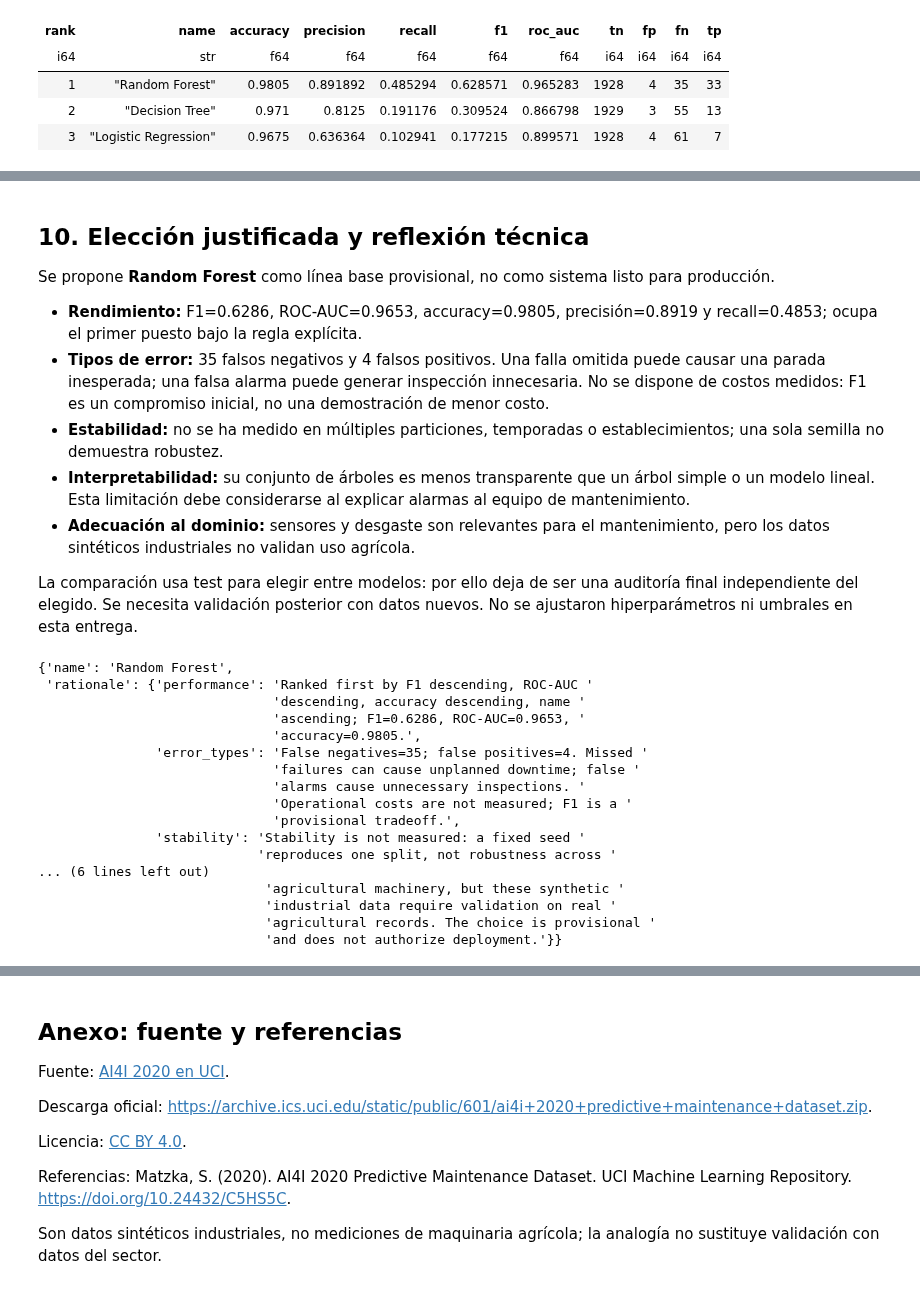
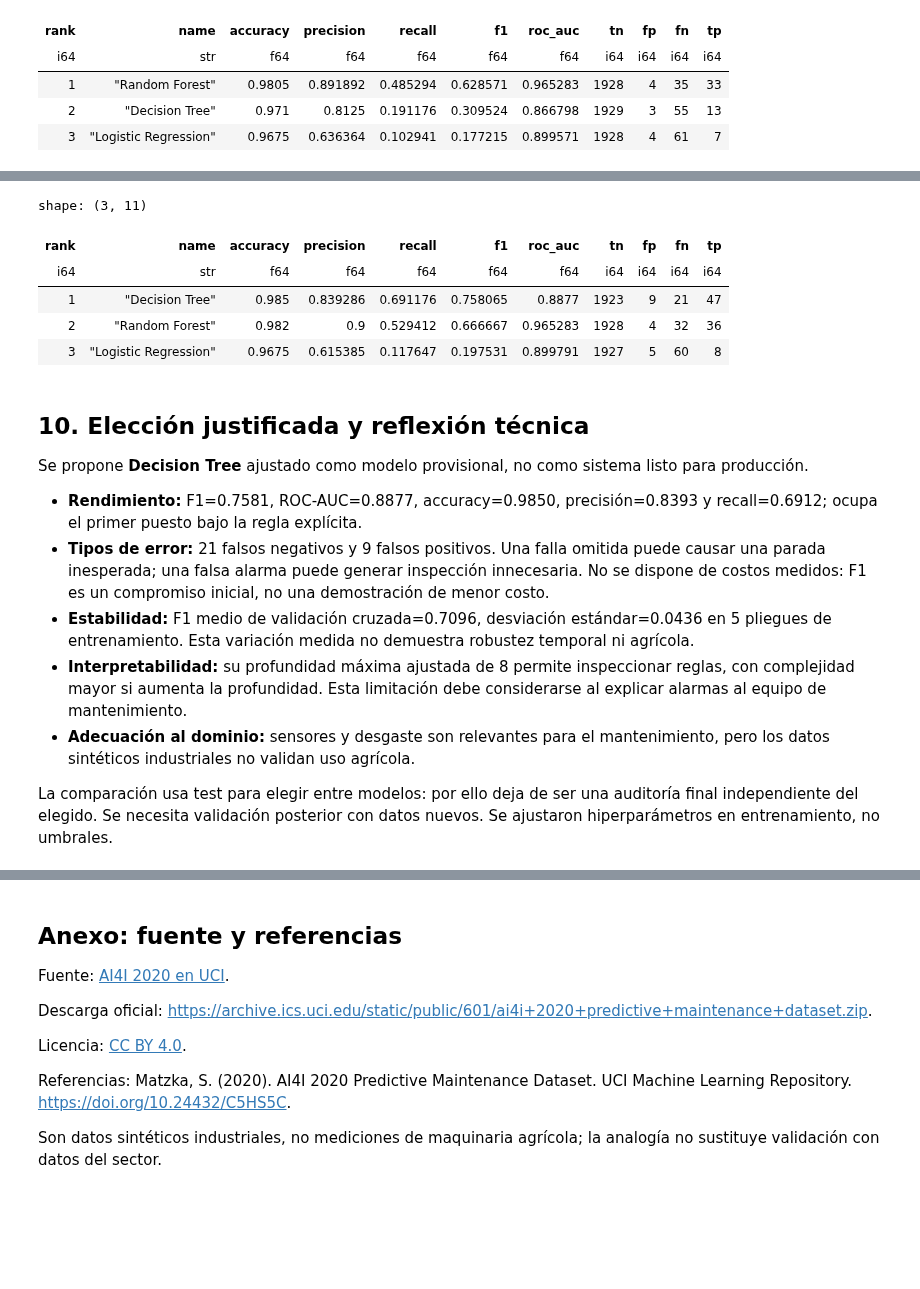
Before and after one commit to miguelpuente/agri-machinery-failure-prediction, a Jupyter notebook: notebooks/entrega-final.ipynb, the cells around one changed output, grey strips where cells are left out. Drawn from its saved outputs; the diff is of its cells as text; code cells hidden in the pictures; blank space fills up the shorter version.

```diff
--- a/notebooks/entrega-final.ipynb
+++ b/notebooks/entrega-final.ipynb
@@ -304,0 +311,17 @@ shape: (3, 11)
+# %%
+from pprint import pformat
+
+from agrofail.report import _tuning_features
+from agrofail.tuning import tune_models
+
+tuning_train = _tuning_features(train_selected)
+tuning_test = _tuning_features(test_selected)
+tuned = tune_models(tuning_train, train[target],
+                    categorical_columns=(len(config.NUMERIC_COLUMNS),))
+stability = [{'name': m.name, 'cv_mean': m.cv_mean, 'cv_std': m.cv_std,
+              'best_params': m.best_params} for m in tuned]
+stability_table = pl.DataFrame([
+    {**row, 'best_params': pformat(row['best_params'])} for row in stability])
+with pl.Config(tbl_rows=-1, tbl_cols=-1, fmt_str_lengths=200):
+    display(stability_table)
+pprint(stability)
@@ -305,33 +354,25 @@ shape: (3, 11)
+# %%
+tuned_results = [evaluate_model(model, tuning_test, test[target]) for model in tuned]
+table = compare_models(tuned_results)
+comparison = pl.DataFrame([{'rank': i, **asdict(row)}
+                           for i, row in enumerate(table.rows, 1)])
+display(comparison)
+# %% [output]
+shape: (3, 11)
+| rank | name | accuracy | precision | recall | f1 | roc_auc | tn | fp | fn | tp |
+| i64 | str | f64 | f64 | f64 | f64 | f64 | i64 | i64 | i64 | i64 |
+| 1 | "Decision Tree" | 0.985 | 0.839286 | 0.691176 | 0.758065 | 0.8877 | 1923 | 9 | 21 | 47 |
+| 2 | "Random Forest" | 0.982 | 0.9 | 0.529412 | 0.666667 | 0.965283 | 1928 | 4 | 32 | 36 |
+| 3 | "Logistic Regression" | 0.9675 | 0.615385 | 0.117647 | 0.197531 | 0.899791 | 1927 | 5 | 60 | 8 |
 # %% [markdown]
 ## 10. Elección justificada y reflexión técnica
 
-Se propone **Random Forest** como línea base provisional, no como sistema listo para producción.
+Se propone **Decision Tree** ajustado como modelo provisional, no como sistema listo para producción.
 
-- **Rendimiento:** F1=0.6286, ROC-AUC=0.9653, accuracy=0.9805, precisión=0.8919 y recall=0.4853; ocupa el primer puesto bajo la regla explícita.
-- **Tipos de error:** 35 falsos negativos y 4 falsos positivos. Una falla omitida puede causar una parada inesperada; una falsa alarma puede generar inspección innecesaria. No se dispone de costos medidos: F1 es un compromiso inicial, no una demostración de menor costo.
-- **Estabilidad:** no se ha medido en múltiples particiones, temporadas o establecimientos; una sola semilla no demuestra robustez.
-- **Interpretabilidad:** su conjunto de árboles es menos transparente que un árbol simple o un modelo lineal. Esta limitación debe considerarse al explicar alarmas al equipo de mantenimiento.
+- **Rendimiento:** F1=0.7581, ROC-AUC=0.8877, accuracy=0.9850, precisión=0.8393 y recall=0.6912; ocupa el primer puesto bajo la regla explícita.
+- **Tipos de error:** 21 falsos negativos y 9 falsos positivos. Una falla omitida puede causar una parada inesperada; una falsa alarma puede generar inspección innecesaria. No se dispone de costos medidos: F1 es un compromiso inicial, no una demostración de menor costo.
+- **Estabilidad:** F1 medio de validación cruzada=0.7096, desviación estándar=0.0436 en 5 pliegues de entrenamiento. Esta variación medida no demuestra robustez temporal ni agrícola.
+- **Interpretabilidad:** su profundidad máxima ajustada de 8 permite inspeccionar reglas, con complejidad mayor si aumenta la profundidad. Esta limitación debe considerarse al explicar alarmas al equipo de mantenimiento.
 - **Adecuación al dominio:** sensores y desgaste son relevantes para el mantenimiento, pero los datos sintéticos industriales no validan uso agrícola.
 
-La comparación usa test para elegir entre modelos: por ello deja de ser una auditoría final independiente del elegido. Se necesita validación posterior con datos nuevos. No se ajustaron hiperparámetros ni umbrales en esta entrega.
+La comparación usa test para elegir entre modelos: por ello deja de ser una auditoría final independiente del elegido. Se necesita validación posterior con datos nuevos. Se ajustaron hiperparámetros en entrenamiento, no umbrales.
-# %%
-choice = choose_model(table)
-pprint(asdict(choice))
-# %% [output]
-{'name': 'Random Forest',
- 'rationale': {'performance': 'Ranked first by F1 descending, ROC-AUC '
-                              'descending, accuracy descending, name '
-                              'ascending; F1=0.6286, ROC-AUC=0.9653, '
-                              'accuracy=0.9805.',
-               'error_types': 'False negatives=35; false positives=4. Missed '
-                              'failures can cause unplanned downtime; false '
-                              'alarms cause unnecessary inspections. '
-                              'Operational costs are not measured; F1 is a '
-                              'provisional tradeoff.',
-               'stability': 'Stability is not measured: a fixed seed '
-                            'reproduces one split, not robustness across '
-... (6 lines left out)
-                             'agricultural machinery, but these synthetic '
-                             'industrial data require validation on real '
-                             'agricultural records. The choice is provisional '
-                             'and does not authorize deployment.'}}
```
Also changed, not shown: parts of 6 cells of this notebook, 6 other files.
